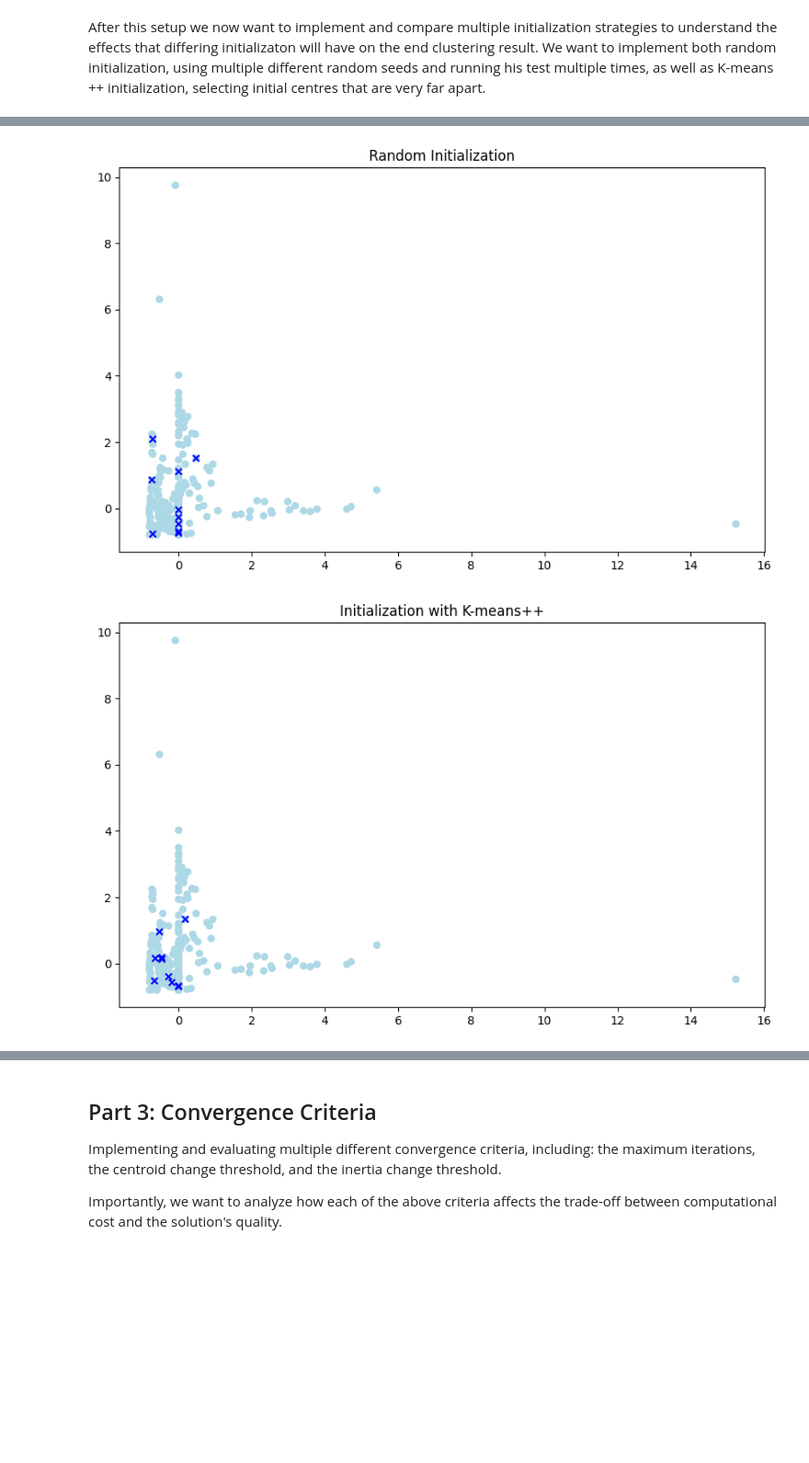
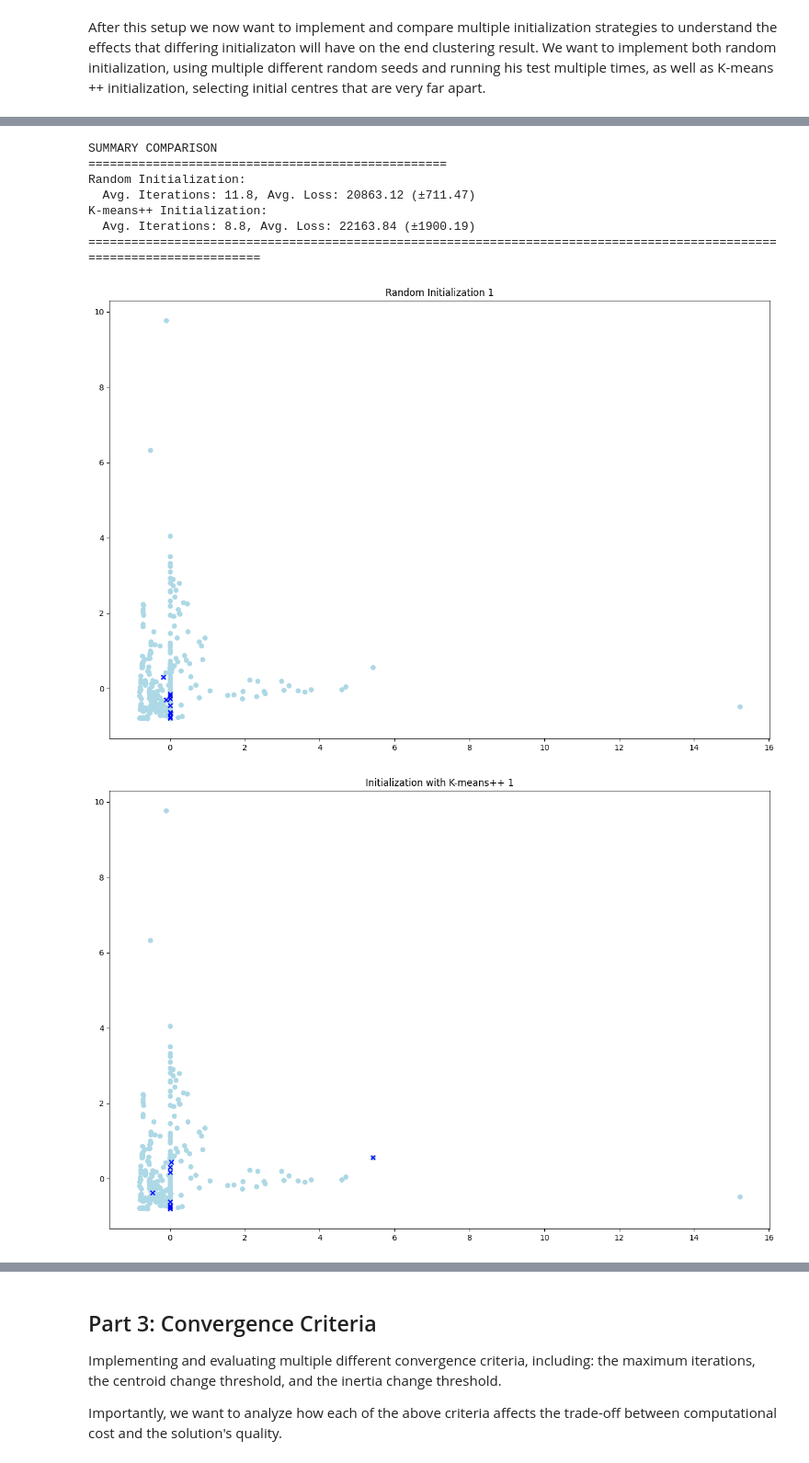
Before and after one commit to GetosMonkey/AI-Assignment-1, a Jupyter notebook: Assignment1.ipynb, the cells around one changed output, grey strips where cells are left out. Shown at 92% size. Saved outputs shown, nothing was run; the diff lists cells and outputs as text; code cells hidden in the pictures; blank space fills up the shorter version.

```diff
--- a/Assignment1.ipynb
+++ b/Assignment1.ipynb
@@ -213,21 +226,30 @@ def k_means_plus_plus(X,k):
     return centroids
 
 # Running our K-means++
+kpp_results = []
 
-for seed in [1,2, 3, 4, 5]:
+for seed in [1, 2, 3, 4, 5]:
     np.random.seed(seed)
     random.seed(seed)
-    print("Iterations:\n")
+    print(f"\n--- Seed {seed} ---")
     centroids = k_means_plus_plus(X, k)
     cluster_list = form_new_clusters(X, centroids)
     final_clusters, final_centroids, iterations = repeat_until_convergence(X, cluster_list, centroids)
 
-    loss = sum([sum([np.linalg.norm(x - final_centroids[i])**2 for x in final_clusters[i]]) for i in range(k)])
+    #loss function
+    loss = 0
+    for j in range(len(final_clusters)):
+        for point in final_clusters[j]:
+            loss += compute_euclidean_distance(point, final_centroids[j]**2)
     loss = round(loss, 2)
 
     print()
     if iterations > 1:
-        print("It took " + str(iterations) + " iterations for the algorithm to converge with k-means++, With a final loss of " + str(loss))
+        print("It took " + str(iterations) + " iterations for the algorithm to converge with k-means++.")
+        print(f"With final loss: {loss}")
     else:
-        print("It took " + str(iterations) + " iteration for the algorithm to converge with random k_means++, With a final loss of " + str(loss))
+        print("It took " + str(iterations) + " iteration for the algorithm to converge with random k_means++.")
+        print(f"With final loss: {loss}")
+
+    kpp_results.append({'seed': seed, 'iterations': iterations, 'loss': loss})
 # %% [output]
@@ -254,17 +276,45 @@ Visualizing the cluster centroids for each cluster in both the random and k-mean
 # %%
-# Visualizing the final centroids
+# Visualizing the final centroids & Summary
+print("SUMMARY COMPARISON")
+print("="*50)
+
+avg_random_iter = np.mean([r['iterations'] for r in random_results])
+avg_random_loss = np.mean([r['loss'] for r in random_results])
+std_random_loss = np.std([r['loss'] for r in random_results])
+
+avg_kpp_iter = np.mean([r['iterations'] for r in kpp_results])
+avg_kpp_loss = np.mean([r['loss'] for r in kpp_results])
+std_kpp_loss = np.std([r['loss'] for r in kpp_results])
+
+print(f"Random Initialization:")
+print(f"  Avg. Iterations: {avg_random_iter:.1f}, Avg. Loss: {avg_random_loss:.2f} (±{std_random_loss:.2f})")
+print(f"K-means++ Initialization:")
+print(f"  Avg. Iterations: {avg_kpp_iter:.1f}, Avg. Loss: {avg_kpp_loss:.2f} (±{std_kpp_loss:.2f})")
+
 def plot_initial(X, centroids, title):
     centroids = np.array(centroids)
-    plt.figure(figsize=(10,6))
+    plt.figure(figsize=(15,10))
     plt.scatter(X[:, 0], X[:,1], s=30, c="lightblue", label="Data")
     plt.scatter(centroids[:, 0], centroids[:, 1], c="blue", s=30, marker="x", label="Centroids")
     plt.title(title)
     plt.show()
 
-c_random = initialise_centroids(X, k)
-c_kmeans = k_means_plus_plus(X, k)
-plot_initial(X, c_random, "Random Initialization")
-plot_initial(X, c_kmeans, "Initialization with K-means++")
+seeds = [69, 420, 777, 1234]
+for i, seed in enumerate(seeds, 1):
+    print("="*120)
+    np.random.seed(seed)
+    random.seed(seed)
+    c_random = initialise_centroids(X, k)
+    c_kmeans = k_means_plus_plus(X, k)
+    plot_initial(X, c_random, f"Random Initialization {i}")
+    plot_initial(X, c_kmeans, f"Initialization with K-means++ {i}")
 # %% [output]
+SUMMARY COMPARISON
+==================================================
+Random Initialization:
+  Avg. Iterations: 11.8, Avg. Loss: 20863.12 (±711.47)
+K-means++ Initialization:
+  Avg. Iterations: 8.8, Avg. Loss: 22163.84 (±1900.19)
+========================================================================================================================
-[figure, old version]
+[figure, new version]
-[figure, old version]
+[figure, new version]
```
Also changed, not shown: parts of 6 cells of this notebook.
